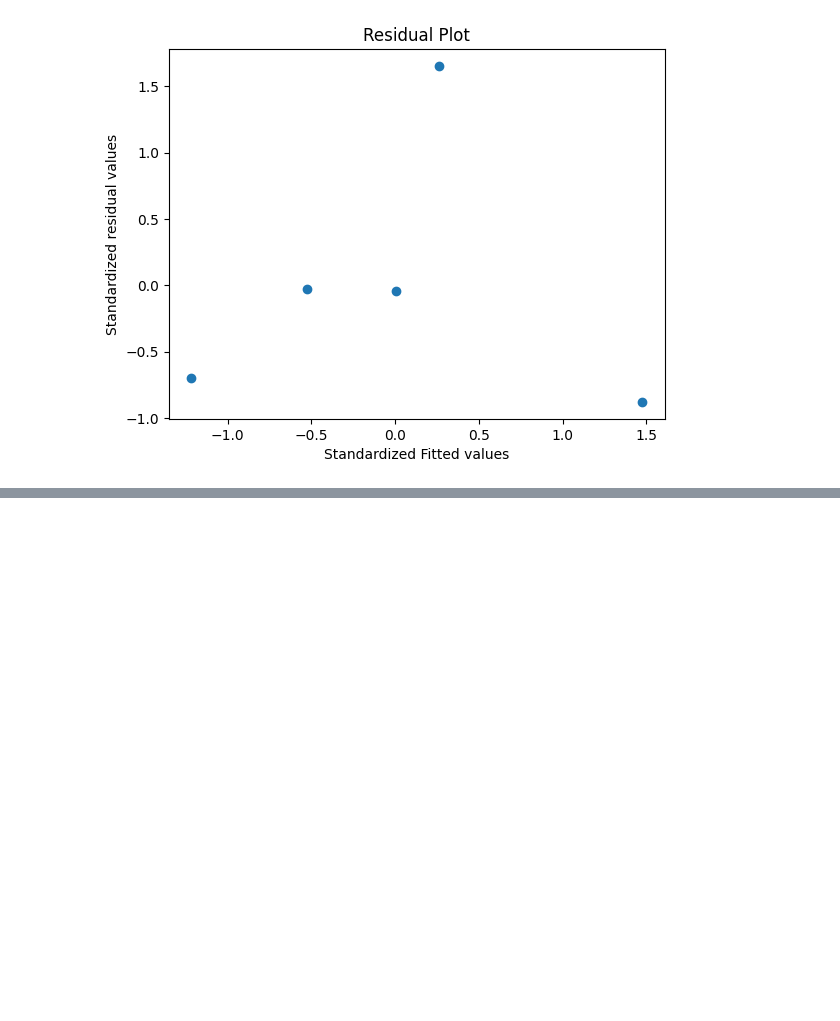
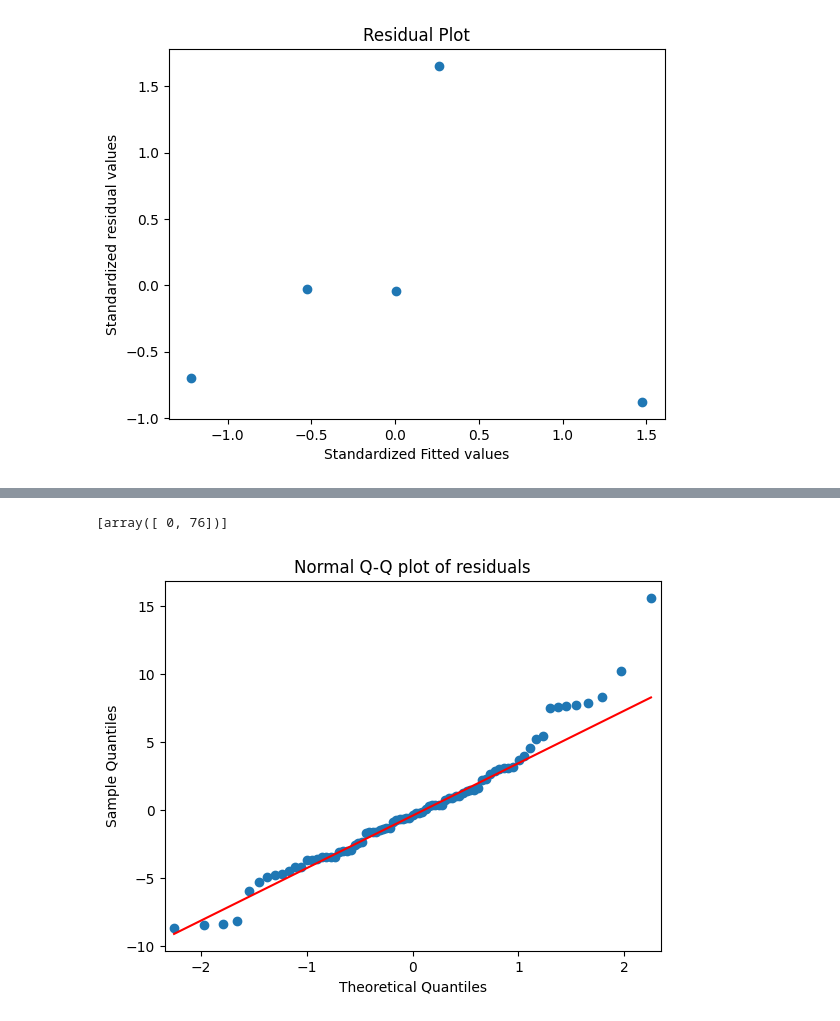
Before and after one commit to girissshhh/aiml-2311cs020553, a Jupyter notebook: Multi_Linear_Regression.ipynb, the cells around one changed output, grey strips where cells are left out. Saved outputs shown, nothing was run; the diff lists cells and outputs as text; code cells hidden in the pictures; blank space fills up the shorter version.

```diff
--- a/Multi_Linear_Regression.ipynb
+++ b/Multi_Linear_Regression.ipynb
@@ -124,0 +157,9 @@ plt.show()
+# %%
+import pandas as pd
+import statsmodels.formula.api as smf
+
+df = pd.read_csv('Cars.csv')
+
+model = smf.ols('MPG ~ WT + VOL + SP + HP', data=df).fit()
+
+print(model.params)
@@ -124,0 +191,12 @@ plt.show()
+# %%
+import numpy as np
+list(np.where(model.resid>10))
+# %% [output]
+[array([ 0, 76])]
+# %%
+import statsmodels.api as sm
+qqplot=sm.qqplot(model.resid,line='q')
+plt.title("Normal Q-Q plot of residuals")
+plt.show()
+# %% [output]
+[figure, added]
```
Also changed, not shown: parts of 10 cells of this notebook.
